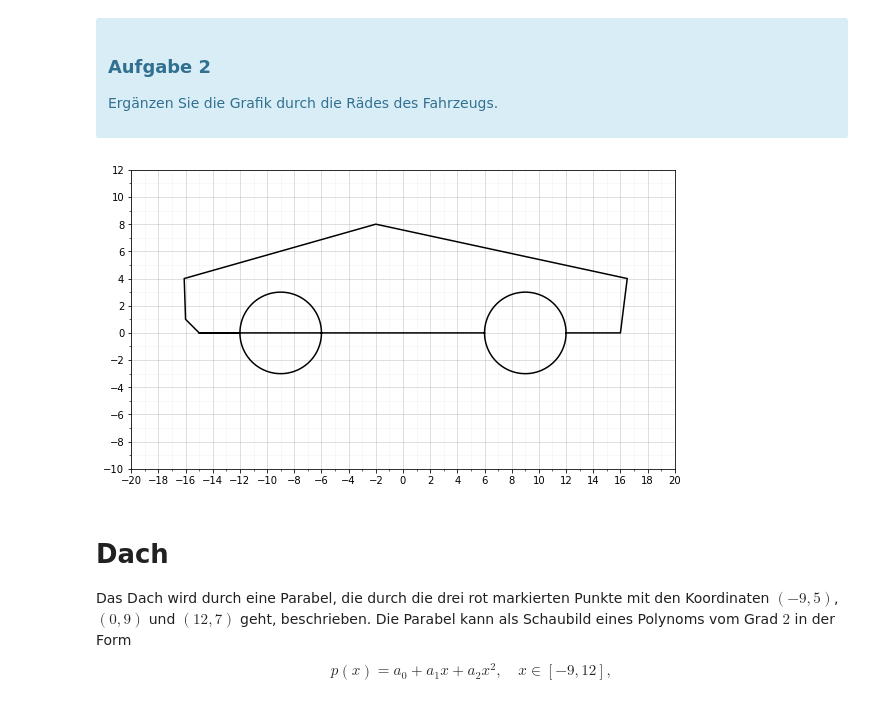
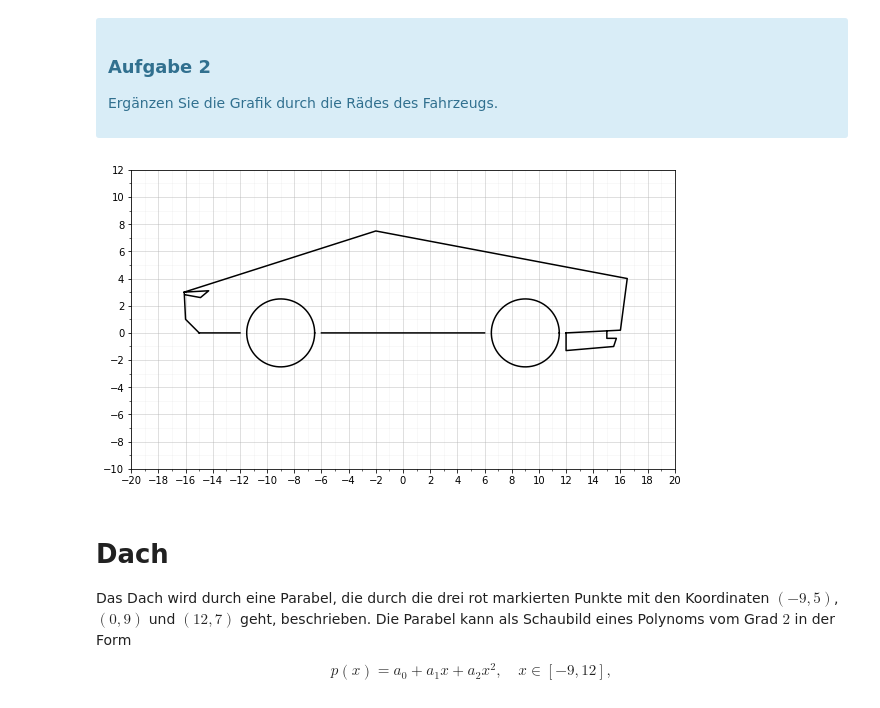
Before and after one commit to Wroyk-UniProjects/Mathe2Labor, a Jupyter notebook: car.ipynb, the cells around one changed output. Saved outputs shown, nothing was run; the diff lists cells and outputs as text; code cells hidden in the pictures.

```diff
--- a/car.ipynb
+++ b/car.ipynb
@@ -158,9 +158,14 @@ Unterbrochene Linien lassen sich durch Einfügen von `numpy.nan` erzeugen.
 #
 # Ergänzen Sie bitte hier die Python Befehle für Aufgabe 1!
 #
+#    1vorne unten    2zw. reifen     3hinten nach vorne + dach            4 heckdiffusor                 5 scheinwerfer
+x = [-15,-12,np.nan,-6,6,np.nan,12,16,16.5,-2,-16.1,-16,-15,np.nan,15,15,15.7,15.5,12,12,np.nan,-16.1,-14.3,-14.9,-16,np.nan]
+y = [0,0,np.nan,0,0,np.nan,0,0.2,4,7.5,3,1,0,np.nan,0.1,-0.4,-0.4,-1,-1.3,0,np.nan,3,3.1,2.6,2.8,np.nan]
+#     1          2                  3                       4                             5
+x_radkasten = []
+y_radkasten = []
 
-x = [-15,-12,np.nan,-6,6,np.nan,12,16,16.5,-2,-16.1,-16,-15,np.nan,15,15,15.7,15.5,12,12]
-y = [0,0,np.nan,0,0,np.nan,0,0.2,4,7.3,3,1,0,np.nan,0.1,-0.4,-0.4,-1,-1.3,0]
-
+x = np.concatenate((x, x_radkasten))
+y = np.concatenate((y, y_radkasten))
 draw_plot(x, y, 'k', plot_settings)
 # %% [output]
@@ -216,15 +221,15 @@ def circle(radius, x_offset, y_offset, resolution):
 
     return x,y
 # %%
-x_rad1,y_rad1 = circle(3, -9, 0, 1000)
-x_rad2,y_rad2 = circle(3, 9, 0, 1000)
+x_rad1,y_rad1 = circle(2.5, -9, 0, 1000)
+x_rad2,y_rad2 = circle(2.5, 9, 0, 1000)
 
 x = np.concatenate((x, x_rad1, x_rad2))
 y = np.concatenate((y,y_rad1, y_rad2))
 
 draw_plot(x, y, 'k', plot_settings)
 # %% [output]
-[figure, old version]
+[figure, new version]
 # %% [markdown]
 # Dach
 Das Dach wird durch eine Parabel, die durch die drei rot markierten Punkte mit den Koordinaten $(-9,5)$, $(0,9)$ und $(12,7)$ geht, beschrieben.
```
Also changed, not shown: parts of 1 cell of this notebook, 1 other file.
